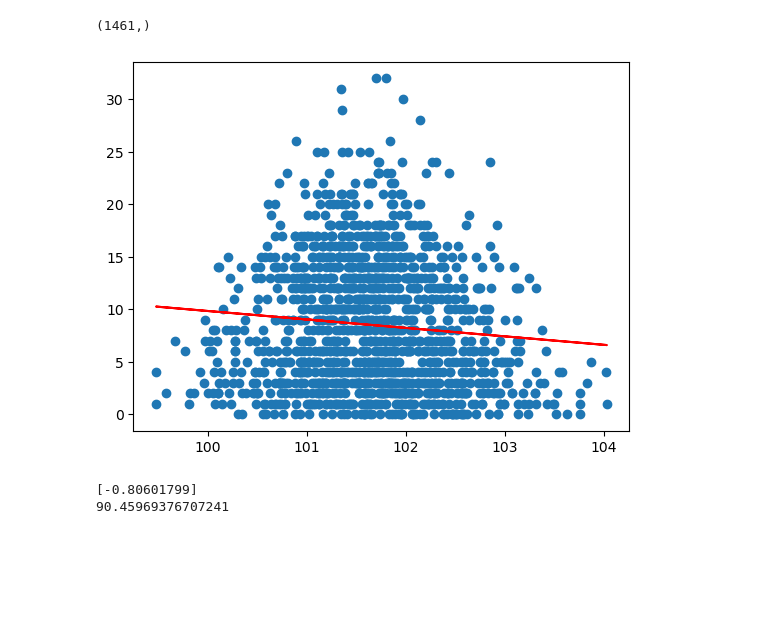
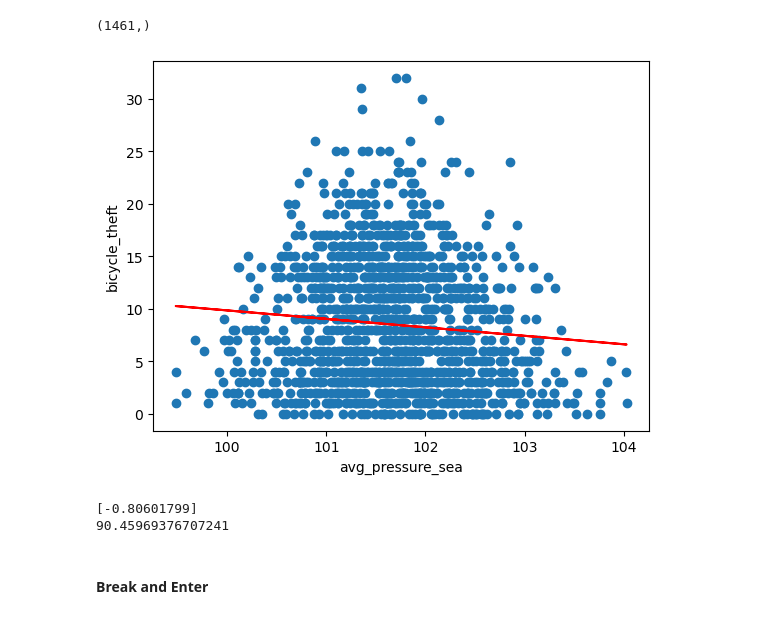
Before and after one commit to MickMarch/Canadian_Homelessness_Analysis, a Jupyter notebook: Project_Notebooks/Machine_Learning/Linear_Regression_Pressure.ipynb, the cells around one changed output. Drawn from its saved outputs; the diff is of its cells as text; code cells hidden in the pictures; blank space fills up the shorter version.

```diff
--- a/Project_Notebooks/Machine_Learning/Linear_Regression_Pressure.ipynb
+++ b/Project_Notebooks/Machine_Learning/Linear_Regression_Pressure.ipynb
@@ -381,16 +391,21 @@ print(model.intercept_)
 4.135739609476849
 # %% [markdown]
 ## Bicycle Theft
+# %%
+# Define crime type variables
+df = 'bicycle_theft'
+crime_type = 'bicycle_theft'
+weather = 'avg_pressure_sea'
 # %%
 # Drop the non-beneficial columns, from crime data
 #joined_df.drop(columns=['occ_dow','auto_theftocc_year', 'occ_month', 'occ_day', 'occ_dow', 'occ_hour', 'premises_type', 'hood_140', 'neighbourhood_140', 'long_wgs84', 'lat_wgs84' ], inplace=True)
-bicycle_theft_df = joined_df.copy()
-bicycle_theft_df.drop(columns=['occ_dow', 'assault', 'auto_theft', 'break_and_enter', 'homicide', 'robbery', 'shooting', 'theft_from_motor_vehicle', 'theft_over'], inplace=True)
+df = joined_df.copy()
+df.drop(columns=['occ_dow', 'assault', 'auto_theft', 'break_and_enter', 'homicide', 'robbery', 'shooting', 'theft_from_motor_vehicle', 'theft_over'], inplace=True)
 
 # # Drop the non-beneficial columns, from weather
-bicycle_theft_df.drop(columns=['date','max_temperature', 'min_temperature', 'max_relative_humidity', 'avg_relative_humidity', 'precipitation', 'max_wind_speed', 'rain', 'snow', 'snow_on_ground', 'daylight', 'avg_cloud_cover_8'], inplace=True)
+df.drop(columns=['date','max_temperature', 'min_temperature', 'max_relative_humidity', 'avg_relative_humidity', 'precipitation', 'max_wind_speed', 'rain', 'snow', 'snow_on_ground', 'daylight', 'avg_cloud_cover_8'], inplace=True)
 
-bicycle_theft_df
+df
 # %% [output]
 |  | avg_pressure_sea | bicycle_theft |
 | 0 | 100.78 | 2 |
@@ -432,14 +447,14 @@ plt.show()
 # %%
 # The data in the df column must be reshaped into an array with shape (num_samples, num_features)
 # https://stackoverflow.com/questions/18691084/what-does-1-mean-in-numpy-reshape
-X = bicycle_theft_df.avg_pressure_sea.values.reshape(-1, 1)
+X = df[weather].values.reshape(-1, 1)
 # %%
 # The shape of X is 30 samples, with a single feature (column)
 X.shape
 # %% [output]
 (1461, 1)
 # %%
-y=bicycle_theft_df.bicycle_theft
+y=df[crime_type]
 y
 # %% [output]
 0       2
@@ -472,11 +487,12 @@ print(y_pred.shape)
 # %%
 # Plot the results. The best fit line is red.
 plt.scatter(X, y)
 plt.plot(X, y_pred, color='red')
-
+plt.xlabel(weather)
+plt.ylabel(crime_type)
 plt.show()
 # %% [output]
-[figure, old version]
+[figure, new version]
 # %%
 # The slope
 # The y-intercept
@@ -493,0 +504,2 @@ print(model.intercept_)
+# %% [markdown]
+#### Break and Enter
```
Also changed, not shown: parts of 106 cells of this notebook, 19 other files.
